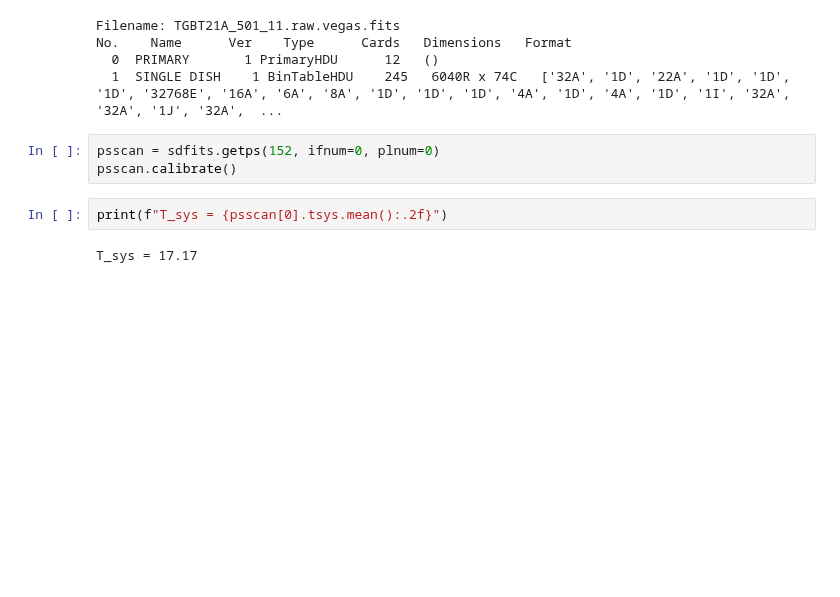
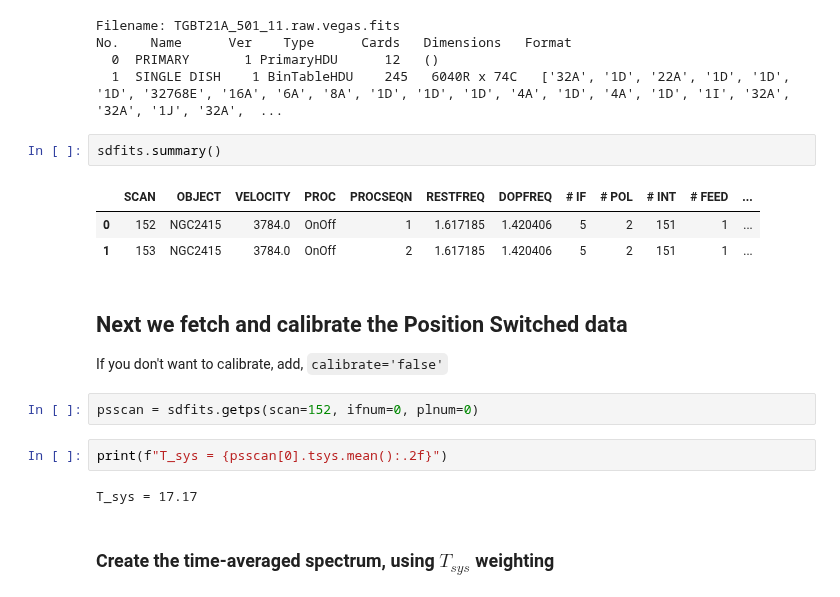
Before and after one commit to GreenBankObservatory/dysh, a Jupyter notebook: notebooks/examples/positionswitch.ipynb, the cells around one changed output. Cells and saved outputs as stored; diff of their text form; blank space fills up the shorter version.

```diff
--- a/notebooks/examples/positionswitch.ipynb
+++ b/notebooks/examples/positionswitch.ipynb
@@ -30,12 +30,22 @@ Filename: TGBT21A_501_11.raw.vegas.fits
 No.    Name      Ver    Type      Cards   Dimensions   Format
   0  PRIMARY       1 PrimaryHDU      12   ()
   1  SINGLE DISH    1 BinTableHDU    245   6040R x 74C   ['32A', '1D', '22A', '1D', '1D', '1D', '32768E', '16A', '6A', '8A', '1D', '1D', '1D', '4A', '1D', '4A', '1D', '1I', '32A', '32A', '1J', '32A',  ...
+# %%
+sdfits.summary()
+# %% [output]
+|  | SCAN | OBJECT | VELOCITY | PROC | PROCSEQN | RESTFREQ | DOPFREQ | # IF | # POL | # INT | # FEED | ... |
+| 0 | 152 | NGC2415 | 3784.0 | OnOff | 1 | 1.617185 | 1.420406 | 5 | 2 | 151 | 1 | ... |
+| 1 | 153 | NGC2415 | 3784.0 | OnOff | 2 | 1.617185 | 1.420406 | 5 | 2 | 151 | 1 | ... |
+# %% [markdown]
+## Next we fetch and calibrate the Position Switched data
+If you don't want to calibrate, add, `calibrate='false'`
 # %%
-psscan = sdfits.getps(152, ifnum=0, plnum=0)
-psscan.calibrate()
+psscan = sdfits.getps(scan=152, ifnum=0, plnum=0)
 # %%
 print(f"T_sys = {psscan[0].tsys.mean():.2f}")
 # %% [output]
 T_sys = 17.17
+# %% [markdown]
+### Create the time-averaged spectrum, using $T_{sys}$ weighting
 # %%
 ta = psscan.timeaverage(weights='tsys')
```
Also changed, not shown: parts of 9 cells of this notebook, 1 other file.
